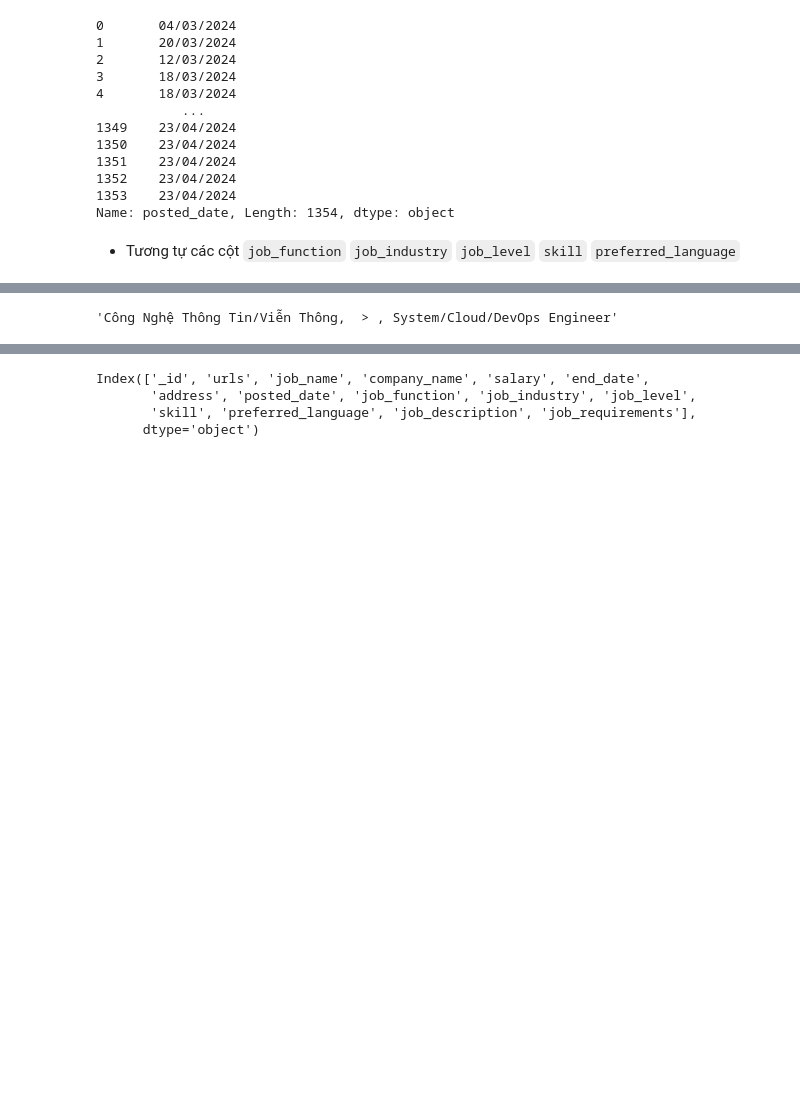
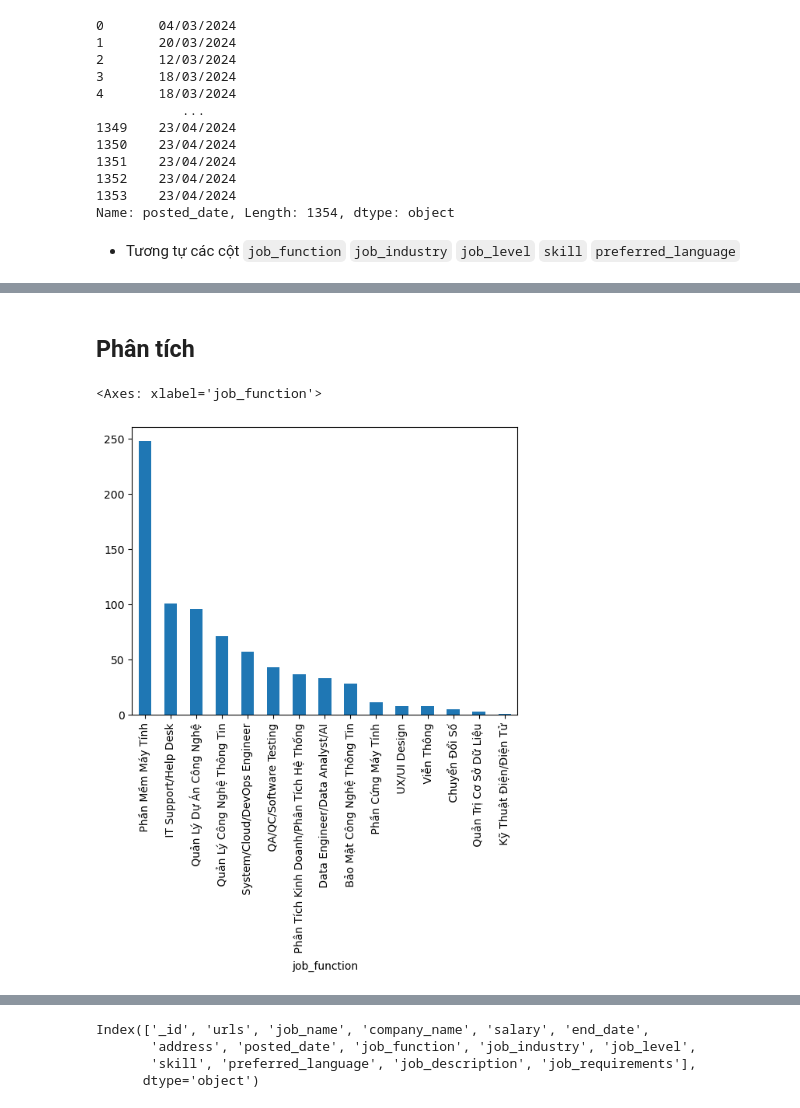
Before and after one commit to phitrann/applied-data-science, a Jupyter notebook: ipynb/preprocessingcv.ipynb, the cells around one changed output, grey strips where cells are left out. Saved outputs shown, nothing was run; the diff lists cells and outputs as text; code cells hidden in the pictures; blank space fills up the shorter version.

```diff
--- a/ipynb/preprocessingcv.ipynb
+++ b/ipynb/preprocessingcv.ipynb
@@ -420,6 +500,7 @@ vietnamworks_df["job_description"] = vietnamworks_df["job_description"].apply(la
 vietnamworks_df["job_requirements"] = vietnamworks_df["job_requirements"].apply(lambda x: remove_nested_list(x))
 cols = list([col for col in vietnamworks_df.columns if col not in ["_id", "urls", "posted_date"]])
 vietnamworks_df.drop_duplicates(subset = cols, inplace=True)
+vietnamworks_df.reset_index(drop=True, inplace=True)
 # %%
 vietnamworks_df
 # %% [output]
@@ -438,5 +519,8 @@ vietnamworks_df
 750 rows × 15 columns
-# %%
-vietnamworks_df['job_function'][0]
-# %% [output]
-'Công Nghệ Thông Tin/Viễn Thông,  > , System/Cloud/DevOps Engineer'
+# %% [markdown]
+## __Phân tích__
+# %%
+vietnamworks_df["job_function"].apply(lambda x: x.split(",  > ,")[-1]).value_counts().plot(kind="bar")
+# %% [output]
+<Axes: xlabel='job_function'>
+[figure, added]
```
Also changed, not shown: parts of 26 cells of this notebook, 1 other file.
